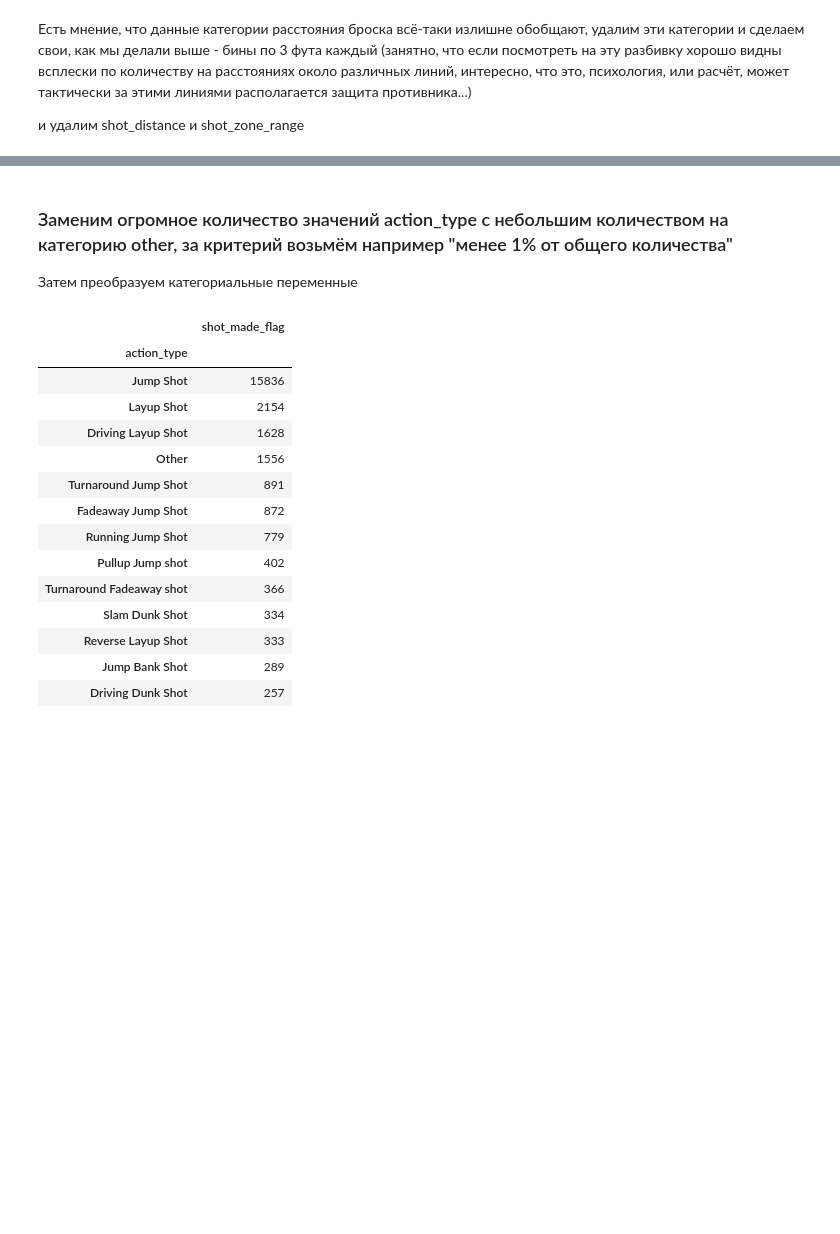
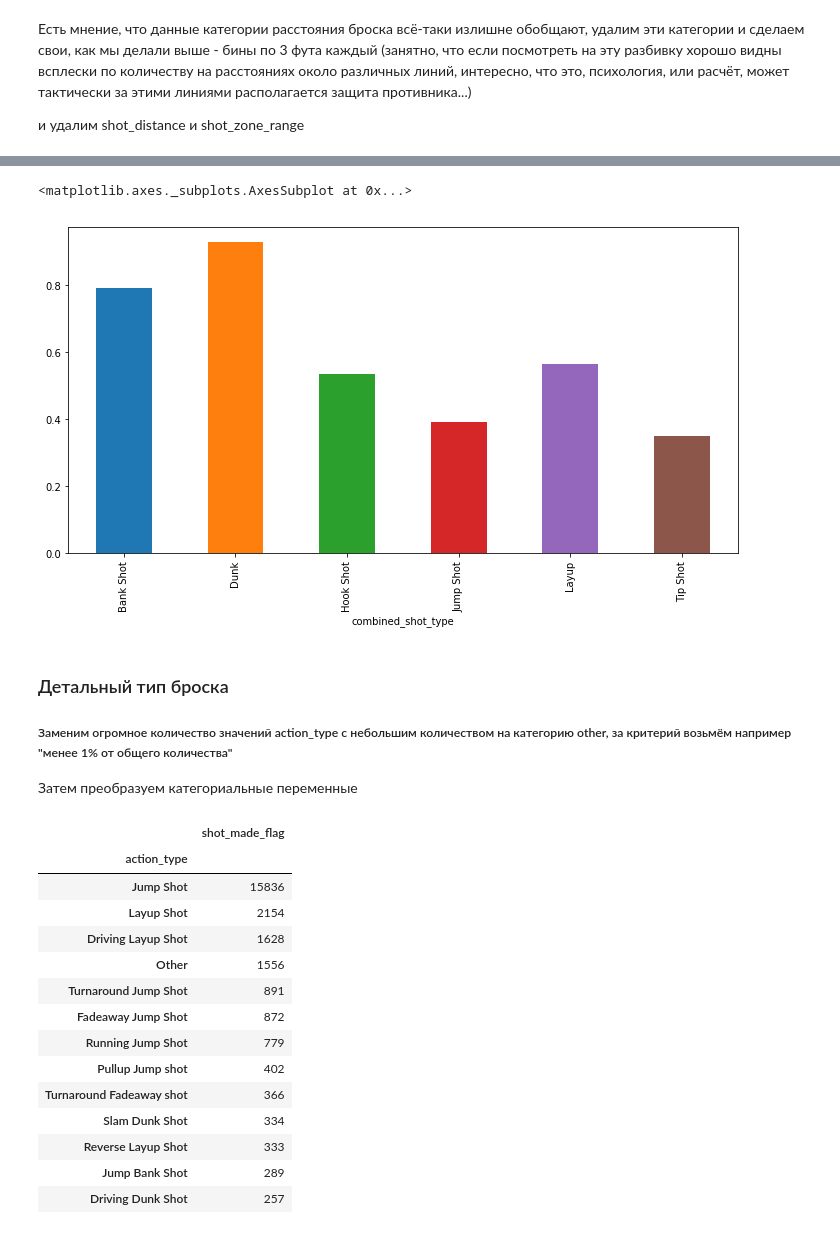
Before and after one commit to Ilmetov/Netology_ilmetov, a Jupyter notebook: Feature_Engeneering/FE 4/ilmetov_HW_2.ipynb, the cells around one changed output, grey strips where cells are left out. Saved outputs shown, nothing was run; the diff lists cells and outputs as text; code cells hidden in the pictures; blank space fills up the shorter version.

```diff
--- a/Feature_Engeneering/FE 4/ilmetov_HW_2.ipynb
+++ b/Feature_Engeneering/FE 4/ilmetov_HW_2.ipynb
@@ -494,5 +507,13 @@ kobe_cut = kobe_cut.drop(['shot_distance','shot_zone_range'], axis=1)
+# %%
+dist_prec = kobe_cut['shot_made_flag'].groupby(kobe_cut['combined_shot_type']).mean()
+dist_prec.plot(kind='bar', figsize=(12, 6))
+# %% [output]
+<matplotlib.axes._subplots.AxesSubplot at 0x...>
+[figure, added]
 # %% [markdown]
-### Заменим огромное количество значений action_type с небольшим количеством на категорию other, за критерий возьмём например "менее 1% от общего количества"
+### Детальный тип броска
+
+##### Заменим огромное количество значений action_type с небольшим количеством на категорию other, за критерий возьмём например "менее 1% от общего количества"
 
 Затем преобразуем категориальные переменные
 # %%
```
Also changed, not shown: parts of 93 cells of this notebook.
